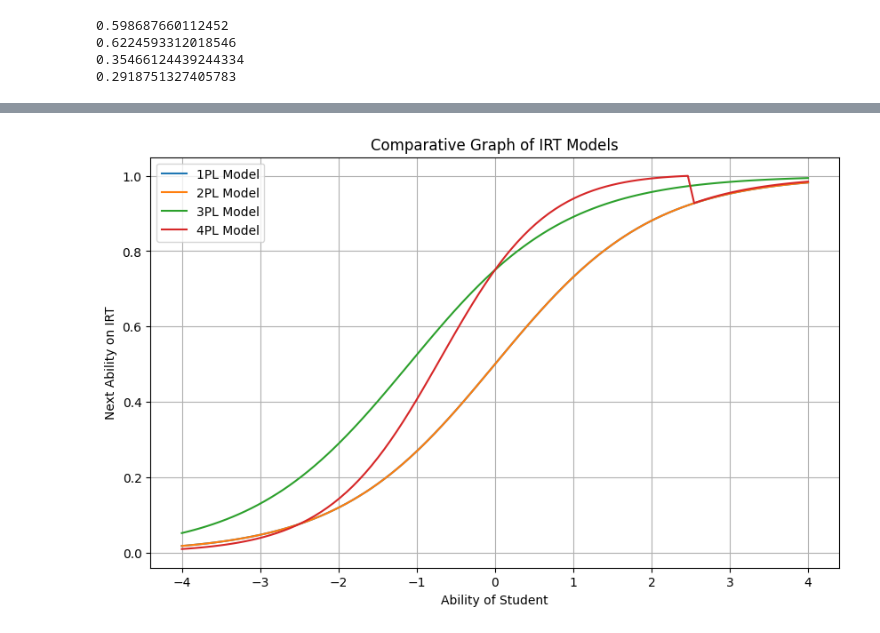
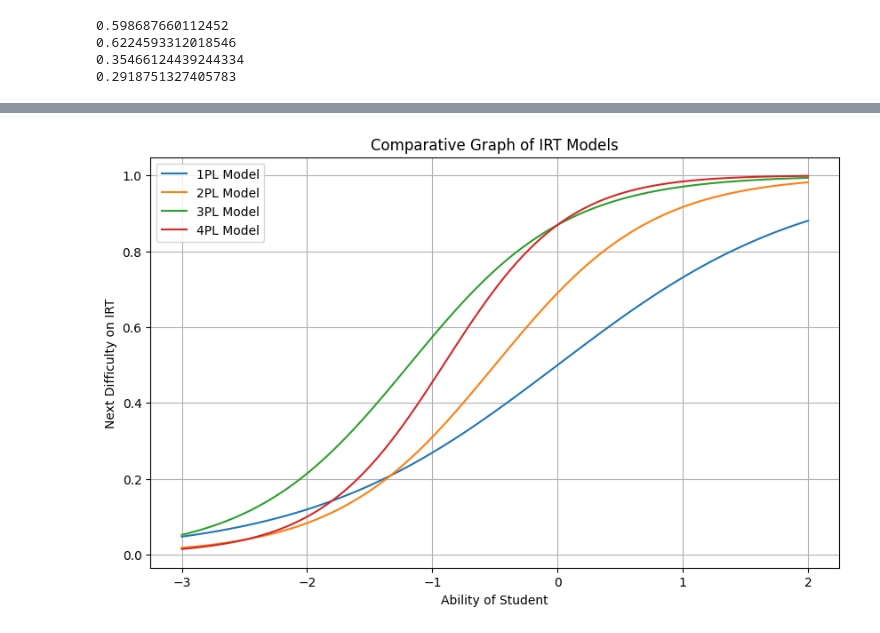
Before and after one commit to SARANG1018/AI-Powered-Adaptive-MCQ-Testing-System-for-Government-Exam-Preparation, a Jupyter notebook: SIH_adaptive_learning/ml_models/algorithms/IRT.ipynb, the cells around one changed output, grey strips where cells are left out. Drawn from its saved outputs; the diff is of its cells as text; code cells hidden in the pictures.

```diff
--- a/SIH_adaptive_learning/ml_models/algorithms/IRT.ipynb
+++ b/SIH_adaptive_learning/ml_models/algorithms/IRT.ipynb
@@ -94,7 +94,7 @@ import matplotlib.pyplot as plt
 # %%
 # Generate sample data
 ability_values = np.linspace(-4,4,100)
-difficulty_value = np.linspace(-4,4,100)
+difficulty_value = np.linspace(-3,2,100)
 
 
 # Calculate next_ability_onIRT values for each IRT model
@@ -103,13 +103,14 @@ result_2PL = [next_ability_onIRT_2PL(ability, difficulty) for ability, difficult
 result_3PL = [next_ability_onIRT_3PL(ability, difficulty) for ability, difficulty in zip (ability_values,difficulty_value)]
 result_4PL = [next_ability_onIRT_4PL(ability, difficulty) for ability, difficulty in zip (ability_values,difficulty_value)]
 
-result_1PL=[]
-ability=0.4
-diff=0.3
-for i in range(100):
-    result_1PL.append(next_ability_onIRT_1PL(ability,diff))
-    ability=next_ability_onIRT_1PL(ability,diff)
-    diff=next_difficulty_onIRT_1PL(ability,diff)
+# result_1PL=[]
+# ability=0.4
+# diff=0.3
+# for i in range(100):
+#     result_1PL.append(next_ability_onIRT_1PL(ability,diff))
+#     ability=next_ability_onIRT_1PL(ability,diff)
+#     diff=next_difficulty_onIRT_1PL(ability,diff)
+
 # Plotting
 plt.figure(figsize=(10, 6))
 plt.plot(ability_values, result_1PL, label='1PL Model')
@@ -128,22 +129,22 @@ plt.show()
 # %%
-# Calculate next_ability_onIRT values for each IRT model
+# Calculate next_difficulty_onIRT values for each IRT model
 result_1PL = [next_difficulty_onIRT_1PL(ability, difficulty) for ability, difficulty in zip (ability_values,difficulty_value)]
 result_2PL = [next_difficulty_onIRT_2PL(ability, difficulty) for ability, difficulty in zip (ability_values,difficulty_value)]
 result_3PL = [next_difficulty_onIRT_3PL(ability, difficulty) for ability, difficulty in zip (ability_values,difficulty_value)]
 result_4PL = [next_difficulty_onIRT_4PL(ability, difficulty) for ability, difficulty in zip (ability_values,difficulty_value)]
 
 # Plotting
 plt.figure(figsize=(10, 6))
-plt.plot(ability_values, result_1PL, label='1PL Model')
-plt.plot(ability_values, result_2PL, label='2PL Model')
-plt.plot(ability_values, result_3PL, label='3PL Model')
-plt.plot(ability_values, result_4PL, label='4PL Model')
+plt.plot(difficulty_value, result_1PL, label='1PL Model')
+plt.plot(difficulty_value, result_2PL, label='2PL Model')
+plt.plot(difficulty_value, result_3PL, label='3PL Model')
+plt.plot(difficulty_value, result_4PL, label='4PL Model')
 
 plt.xlabel('Ability of Student')
-plt.ylabel('Next Ability on IRT')
+plt.ylabel('Next Difficulty on IRT')
 plt.title('Comparative Graph of IRT Models')
 plt.legend()
 plt.grid(True)
 plt.show()
 # %% [output]
-[figure, old version]
+[figure, new version]
```
Also changed, not shown: parts of 1 cell of this notebook, 4 other files.
